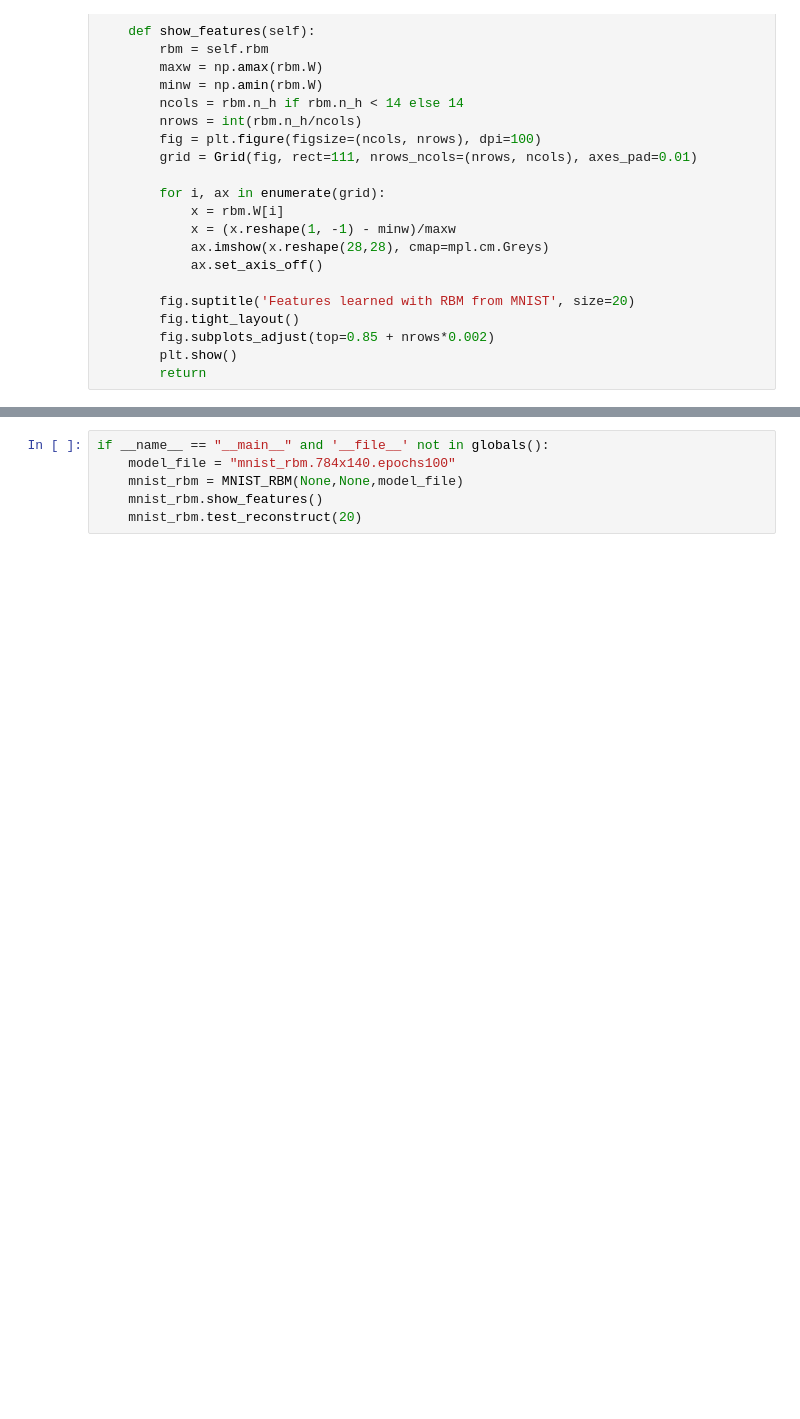
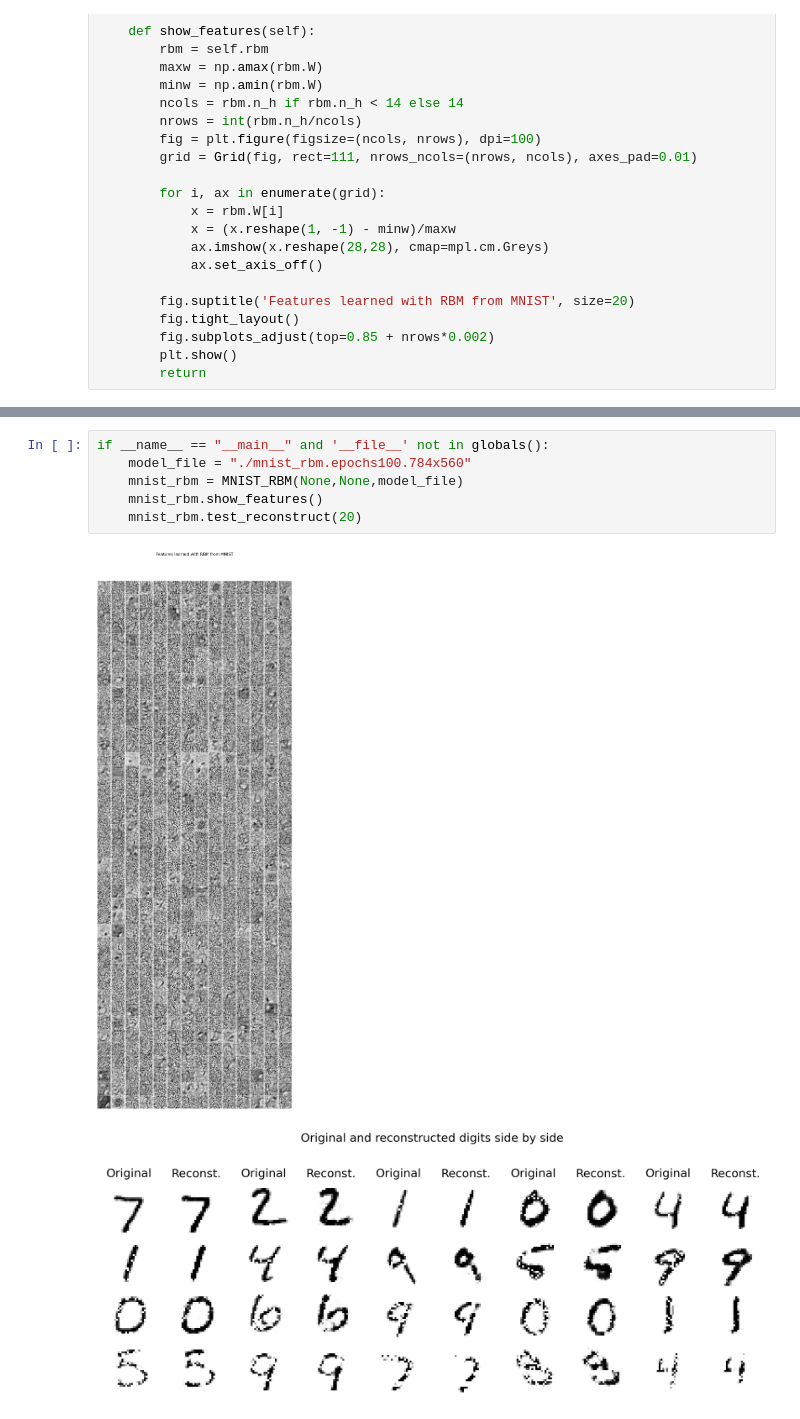
Before and after one commit to matthew8749/RBM, a Jupyter notebook: RBM.ipynb, the cells around one changed output, grey strips where cells are left out. Cells and saved outputs as stored; diff of their text form; blank space fills up the shorter version.

```diff
--- a/RBM.ipynb
+++ b/RBM.ipynb
@@ -225,6 +226,9 @@ NameError: name 'rbm' is not defined
 # %%
 if __name__ == "__main__" and '__file__' not in globals():
-    model_file = "mnist_rbm.784x140.epochs100"
+    model_file = "./mnist_rbm.epochs100.784x560"
     mnist_rbm = MNIST_RBM(None,None,model_file)
     mnist_rbm.show_features()
     mnist_rbm.test_reconstruct(20)
+# %% [output]
+[figure, added]
+[figure, added]
```
Also changed, not shown: parts of 1 cell of this notebook, 2 other files.
